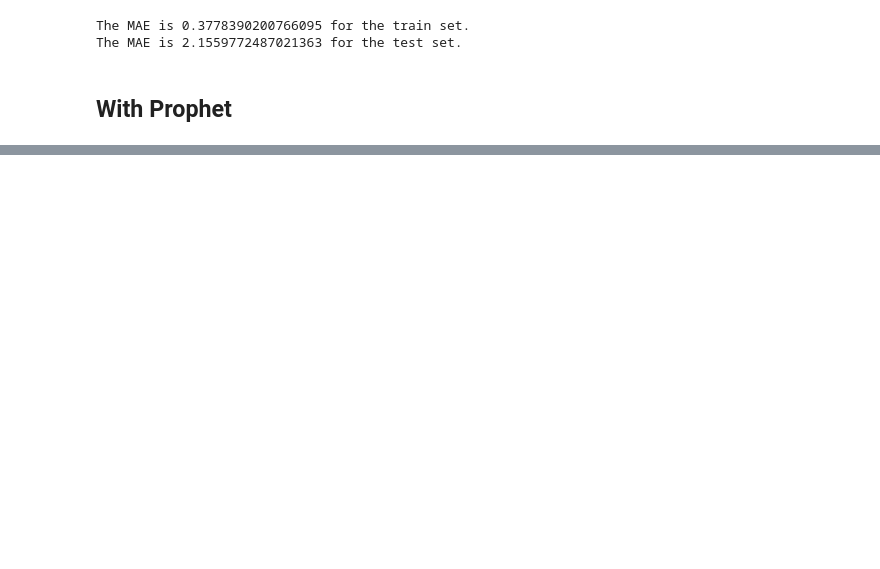
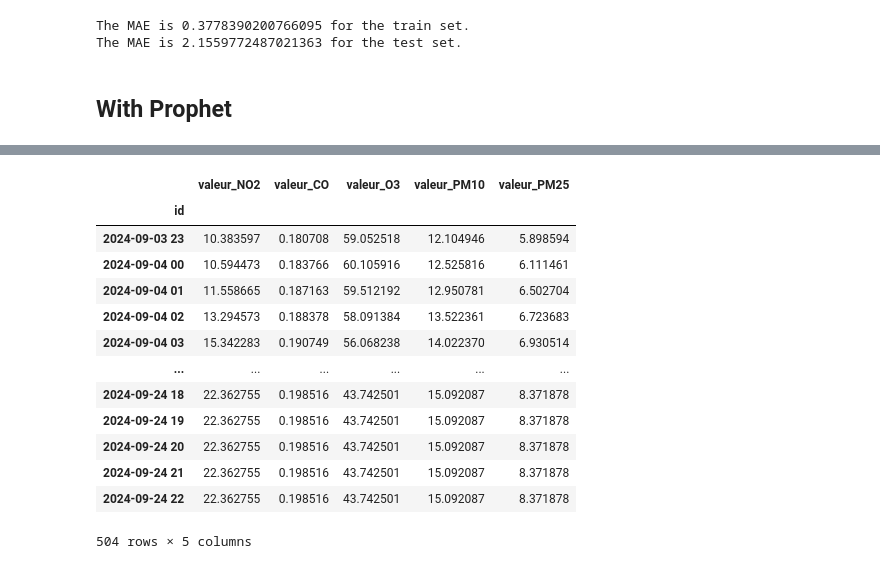
Before and after one commit to julescrevola/air_quality, a Jupyter notebook: notebooks/final_notebook.ipynb, the cells around one changed output, grey strips where cells are left out. Saved outputs shown, nothing was run; the diff lists cells and outputs as text; code cells hidden in the pictures; blank space fills up the shorter version.

```diff
--- a/notebooks/final_notebook.ipynb
+++ b/notebooks/final_notebook.ipynb
@@ -533,0 +512,25 @@ print(predictions_5.values())
+# %%
+pred1 = pd.read_csv("../output/pred1.csv", index_col=0)
+pred2 = pd.read_csv("../output/pred2.csv", index_col=0)
+pred3 = pd.read_csv("../output/pred3.csv", index_col=0)
+pred4 = pd.read_csv("../output/pred4.csv", index_col=0)
+pred5 = pd.read_csv("../output/pred5.csv", index_col=0)
+# %%
+final = pd.concat([pred1, pred2, pred3, pred4, pred5], axis=1)
+final.index = final_test.index
+final
+# %% [output]
+|  | valeur_NO2 | valeur_CO | valeur_O3 | valeur_PM10 | valeur_PM25 |
+| id |  |  |  |  |  |
+| 2024-09-03 23 | 10.383597 | 0.180708 | 59.052518 | 12.104946 | 5.898594 |
+| 2024-09-04 00 | 10.594473 | 0.183766 | 60.105916 | 12.525816 | 6.111461 |
+| 2024-09-04 01 | 11.558665 | 0.187163 | 59.512192 | 12.950781 | 6.502704 |
+| 2024-09-04 02 | 13.294573 | 0.188378 | 58.091384 | 13.522361 | 6.723683 |
+| 2024-09-04 03 | 15.342283 | 0.190749 | 56.068238 | 14.022370 | 6.930514 |
+| ... | ... | ... | ... | ... | ... |
+| 2024-09-24 18 | 22.362755 | 0.198516 | 43.742501 | 15.092087 | 8.371878 |
+| 2024-09-24 19 | 22.362755 | 0.198516 | 43.742501 | 15.092087 | 8.371878 |
+| 2024-09-24 20 | 22.362755 | 0.198516 | 43.742501 | 15.092087 | 8.371878 |
+| 2024-09-24 21 | 22.362755 | 0.198516 | 43.742501 | 15.092087 | 8.371878 |
+| 2024-09-24 22 | 22.362755 | 0.198516 | 43.742501 | 15.092087 | 8.371878 |
+504 rows × 5 columns
```
Also changed, not shown: parts of 21 cells of this notebook.
